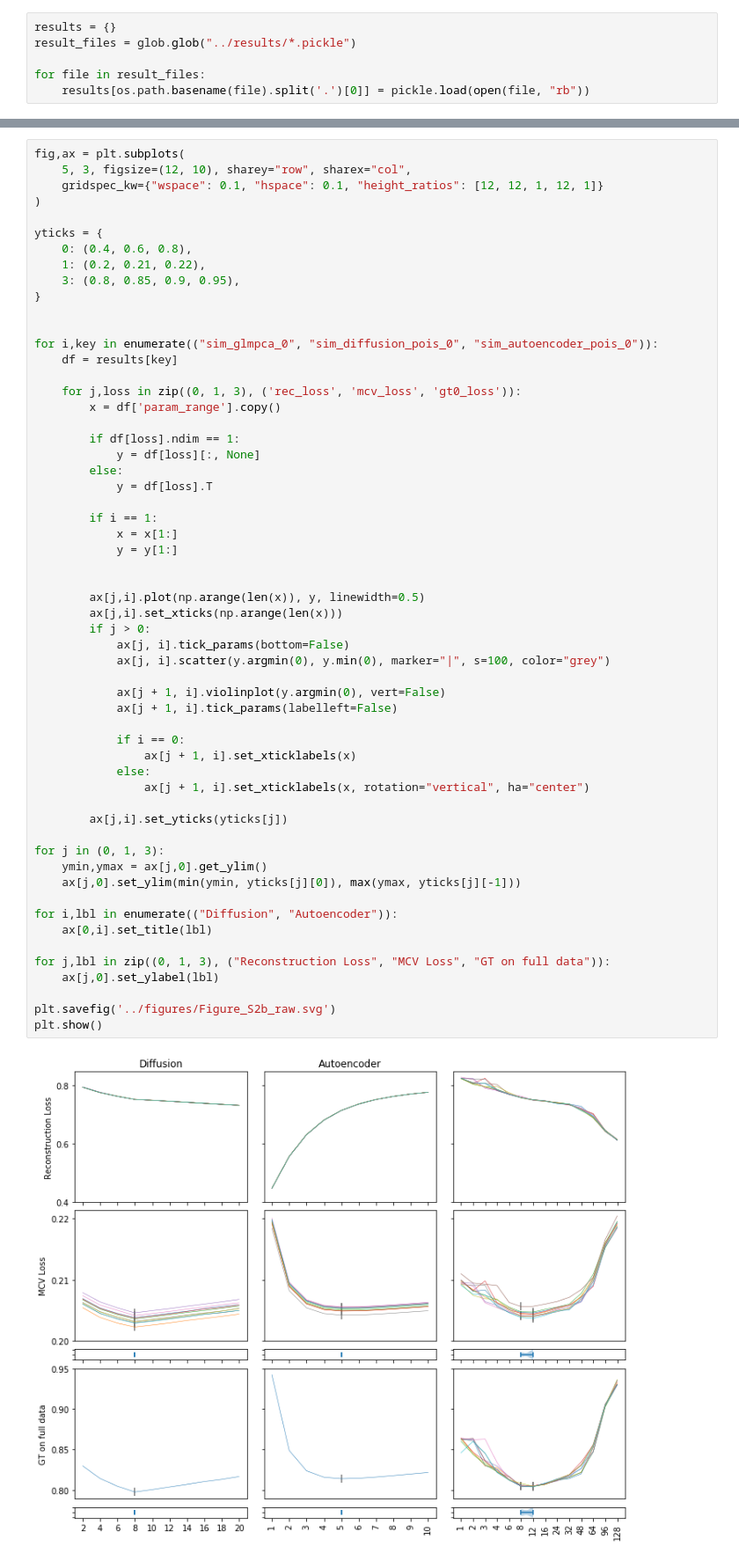
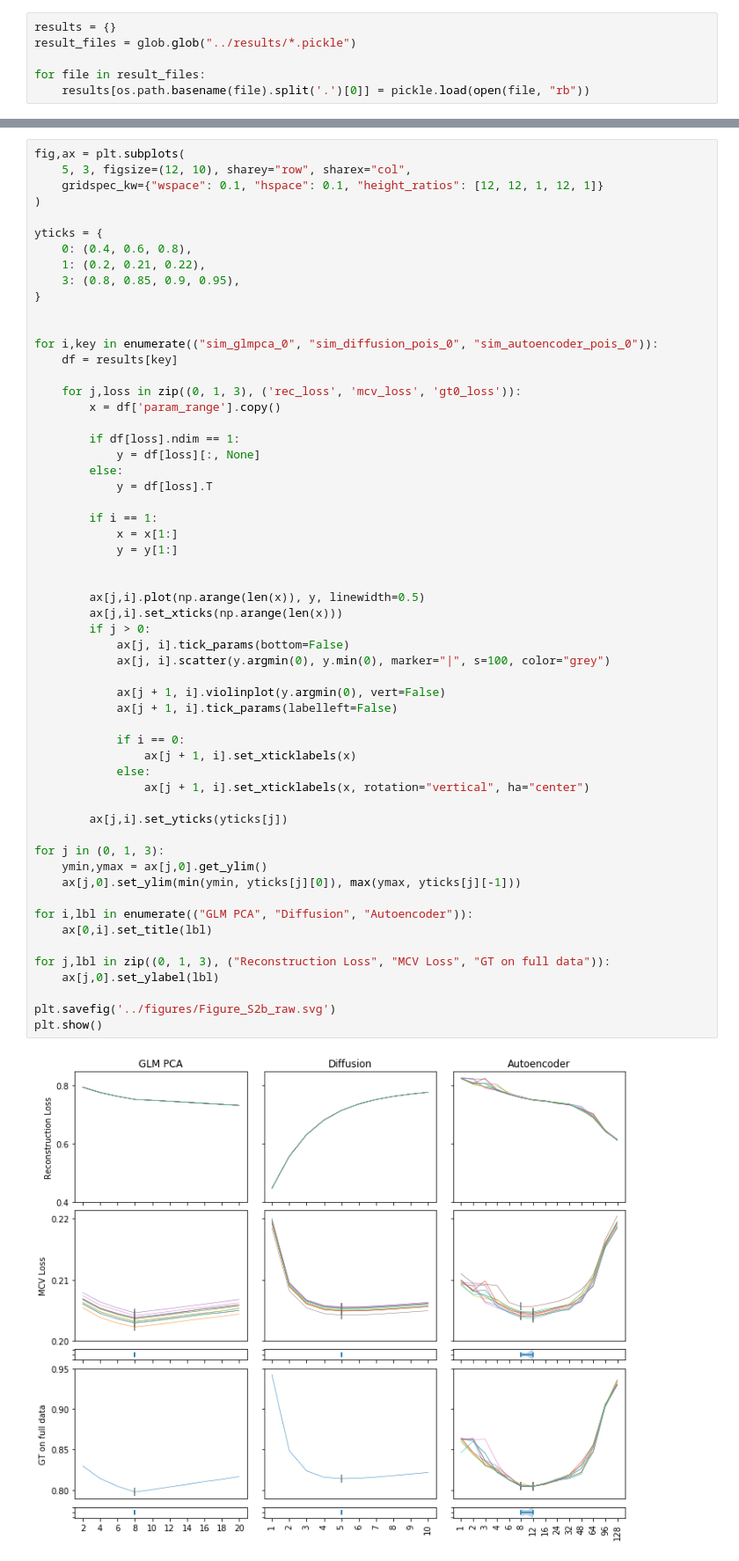
Before and after one commit to czbiohub-sf/molecular-cross-validation, a Jupyter notebook: examples/Figure_1c.ipynb, the cells around one changed output, grey strips where cells are left out. Shown at 88% size. Cells and saved outputs as stored; diff of their text form.

```diff
--- a/examples/Figure_1c.ipynb
+++ b/examples/Figure_1c.ipynb
@@ -234,32 +234,32 @@ for i,key in enumerate(("sim_glmpca_0", "sim_diffusion_pois_0", "sim_autoencoder
 
 
         ax[j,i].plot(np.arange(len(x)), y, linewidth=0.5)
         ax[j,i].set_xticks(np.arange(len(x)))
         if j > 0:
             ax[j, i].tick_params(bottom=False)
             ax[j, i].scatter(y.argmin(0), y.min(0), marker="|", s=100, color="grey")
 
             ax[j + 1, i].violinplot(y.argmin(0), vert=False)
             ax[j + 1, i].tick_params(labelleft=False)
 
             if i == 0:
                 ax[j + 1, i].set_xticklabels(x)
             else:
                 ax[j + 1, i].set_xticklabels(x, rotation="vertical", ha="center")
 
         ax[j,i].set_yticks(yticks[j])
 
 for j in (0, 1, 3):
     ymin,ymax = ax[j,0].get_ylim()
     ax[j,0].set_ylim(min(ymin, yticks[j][0]), max(ymax, yticks[j][-1]))
 
-for i,lbl in enumerate(("Diffusion", "Autoencoder")):
+for i,lbl in enumerate(("GLM PCA", "Diffusion", "Autoencoder")):
     ax[0,i].set_title(lbl)
 
 for j,lbl in zip((0, 1, 3), ("Reconstruction Loss", "MCV Loss", "GT on full data")):
     ax[j,0].set_ylabel(lbl)
 
 plt.savefig('../figures/Figure_S2b_raw.svg')
 plt.show()
 # %% [output]
-[figure, old version]
+[figure, new version]
```
